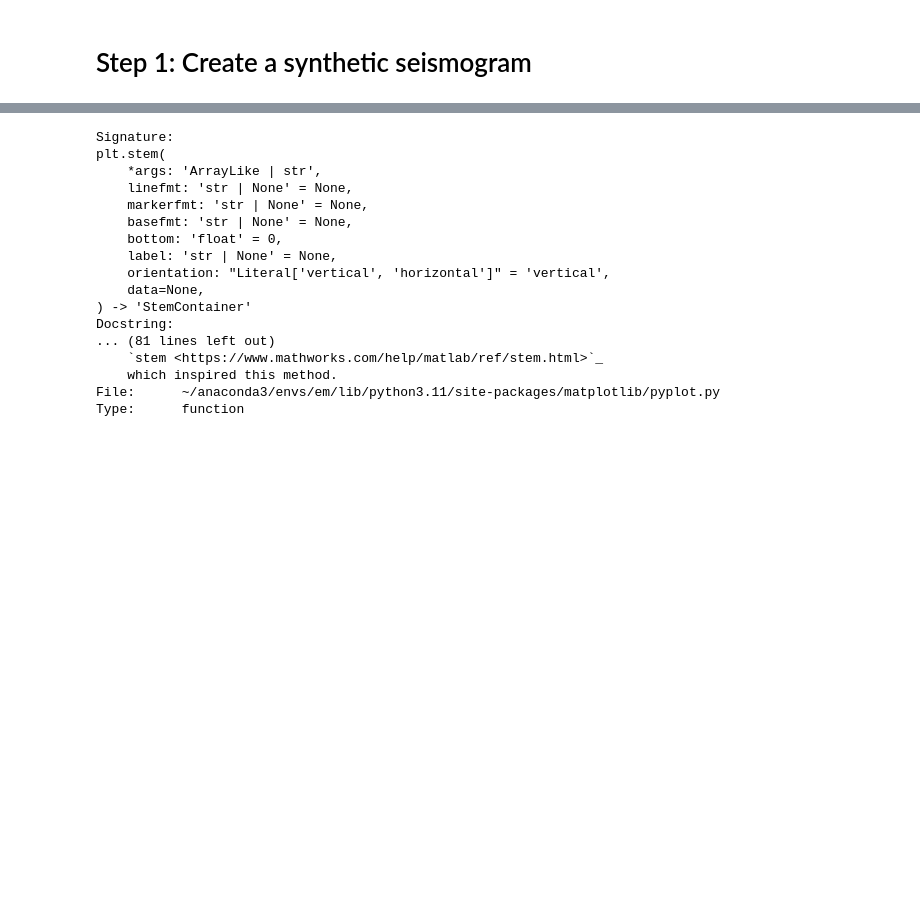
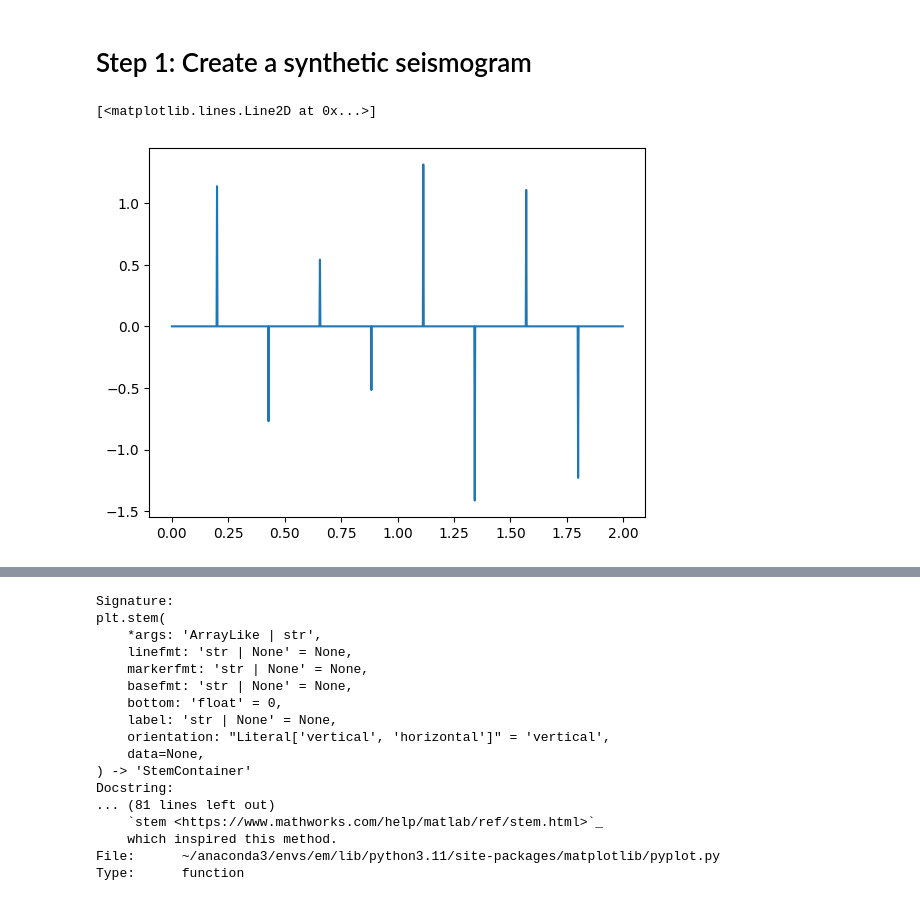
Before and after one commit to emgeolab/geol-4810, a Jupyter notebook: notebooks/synthetic_seismic.ipynb, the cells around one changed output, grey strips where cells are left out. Saved outputs shown, nothing was run; the diff lists cells and outputs as text; code cells hidden in the pictures; blank space fills up the shorter version.

```diff
--- a/notebooks/synthetic_seismic.ipynb
+++ b/notebooks/synthetic_seismic.ipynb
@@ -34,6 +34,11 @@ for i, ti in enumerate(times):
     amp = (0.5 + rng.random()) * (-1)**i
     idx = int(ti/dt)
     reflectivity[idx] = amp
+# %%
+plt.plot(t, reflectivity)
+# %% [output]
+[<matplotlib.lines.Line2D at 0x...>]
+[figure, added]
 # %%
 # -----------------------
 # Wavelet
```
Also changed, not shown: parts of 12 cells of this notebook, 1 other file.
